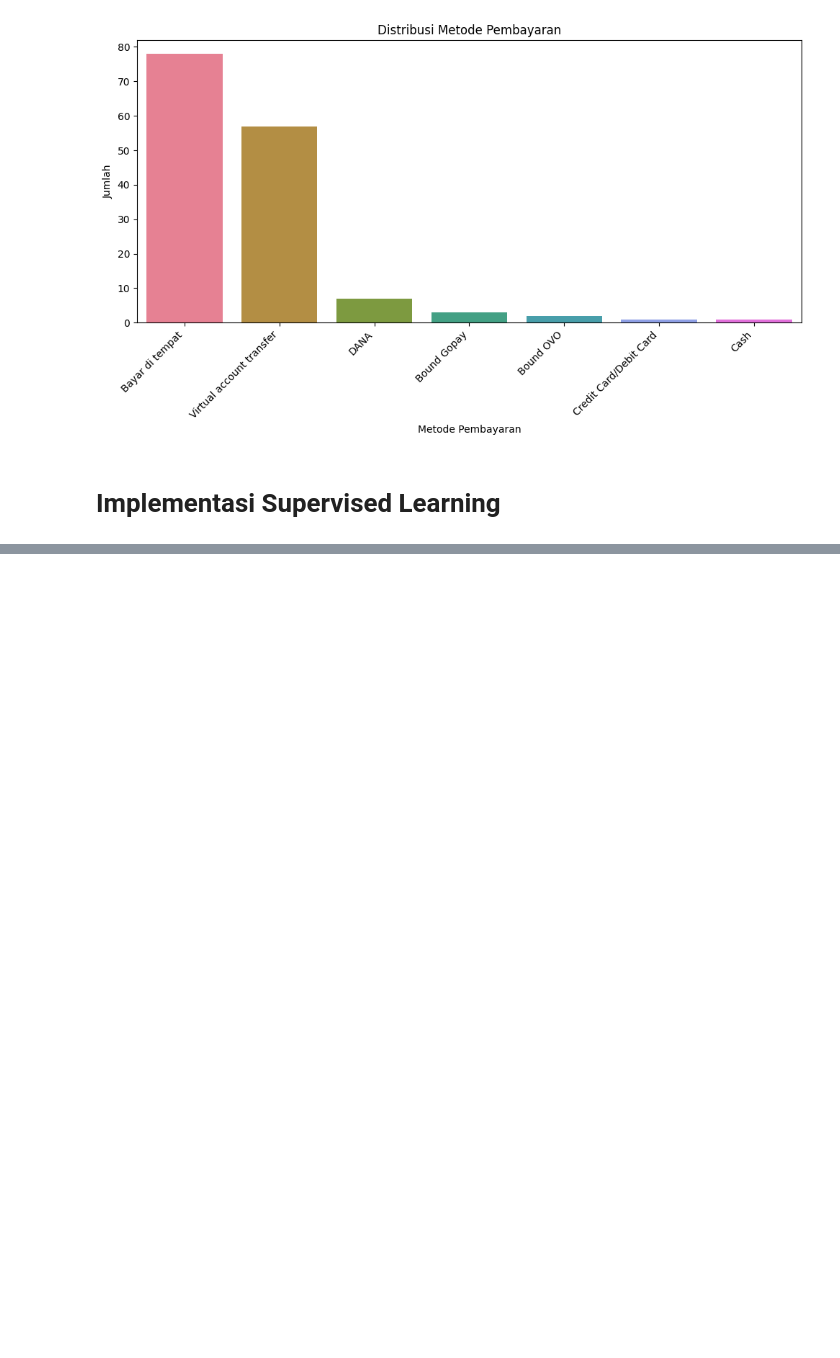
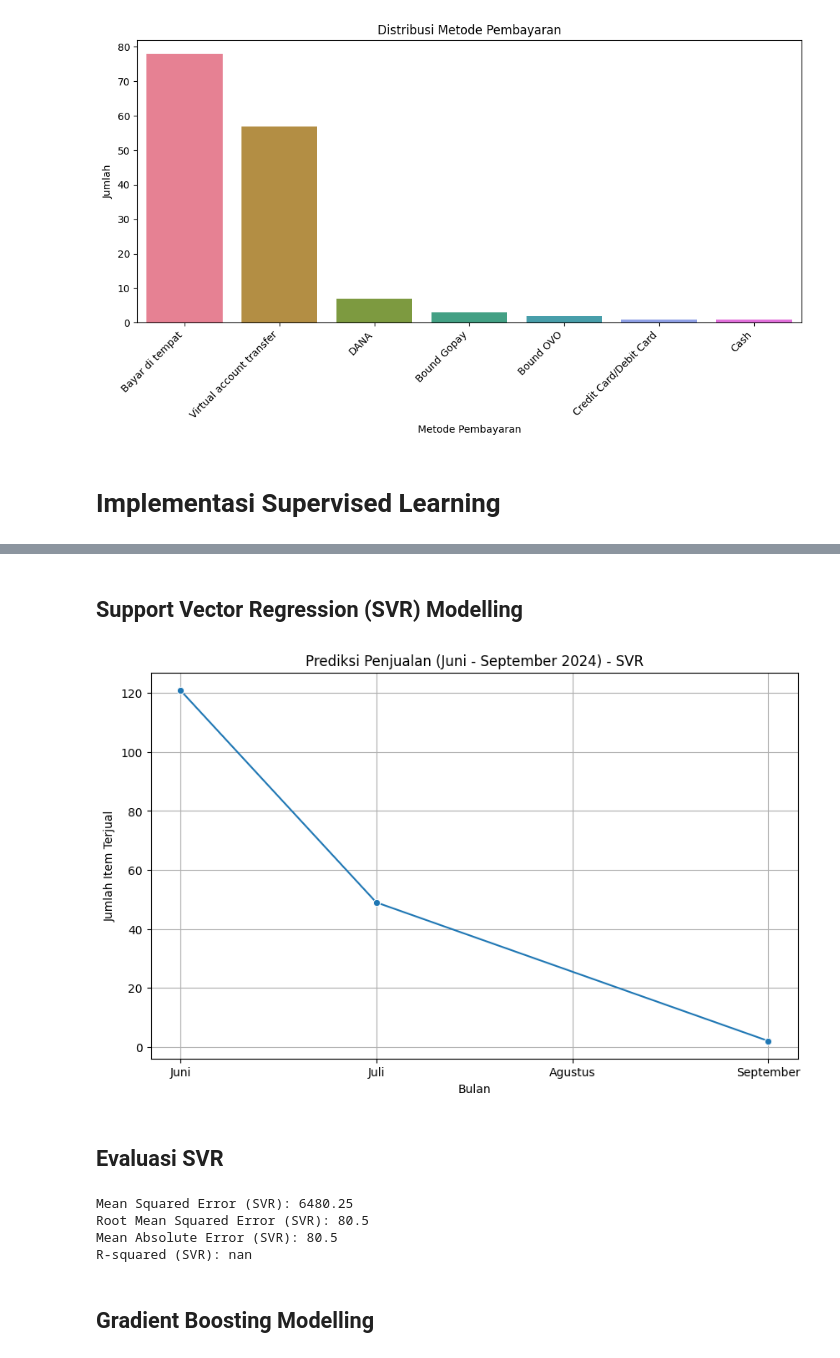
Before and after one commit to adityadarmawann/Analisis-Penjualan-Fashion-Tilang, a Jupyter notebook: Projek-KP.ipynb, the cells around one changed output, grey strips where cells are left out. Cells and saved outputs as stored; diff of their text form; code cells hidden in the pictures; blank space fills up the shorter version.

```diff
--- a/Projek-KP.ipynb
+++ b/Projek-KP.ipynb
@@ -553,0 +490,52 @@ RandomForestClassifier()
+# %% [markdown]
+## Support Vector Regression (SVR) Modelling
+# %%
+# Membuat model SVR
+model_svr = SVR(kernel='linear')  # Anda dapat mencoba kernel lain seperti 'rbf' atau 'poly'
+
+# Melatih model
+model_svr.fit(X_train, y_train)
+
+# Melakukan prediksi
+predictions_svr = model_svr.predict(new_data)
+
+# Menggabungkan data asli dan prediksi
+all_data_svr = pd.concat([monthly_sales, new_data], ignore_index=True)
+all_data_svr['Quantity'] = all_data_svr['Quantity'].fillna(pd.Series(predictions_svr))
+
+# Plot grafik lineplot
+plt.figure(figsize=(10, 6))
+sns.lineplot(x='Bulan', y='Quantity', data=all_data_svr, marker='o')
+plt.xlabel('Bulan')
+plt.ylabel('Jumlah Item Terjual')
+plt.title('Prediksi Penjualan (Juni - September 2024) - SVR')
+plt.xticks(range(6, 10), ['Juni', 'Juli', 'Agustus', 'September'])
+plt.grid(True)
+plt.show()
+# %% [output]
+[figure, added]
+# %% [markdown]
+## Evaluasi SVR
+# %%
+# 1. Mean Squared Error (MSE)
+mse_svr = mean_squared_error(y_test, model_svr.predict(X_test))
+print('Mean Squared Error (SVR):', mse_svr)
+
+# 2. Root Mean Squared Error (RMSE)
+rmse_svr = mean_squared_error(y_test, model_svr.predict(X_test), squared=False)
+print('Root Mean Squared Error (SVR):', rmse_svr)
+
+# 3. Mean Absolute Error (MAE)
+mae_svr = mean_absolute_error(y_test, model_svr.predict(X_test))
+print('Mean Absolute Error (SVR):', mae_svr)
+
+# 4. R-squared
+r2_svr = r2_score(y_test, model_svr.predict(X_test))
+print('R-squared (SVR):', r2_svr)
+# %% [output]
+Mean Squared Error (SVR): 6480.25
+Root Mean Squared Error (SVR): 80.5
+Mean Absolute Error (SVR): 80.5
+R-squared (SVR): nan
+# %% [markdown]
+## Gradient Boosting Modelling
```
Also changed, not shown: parts of 37 cells of this notebook.
